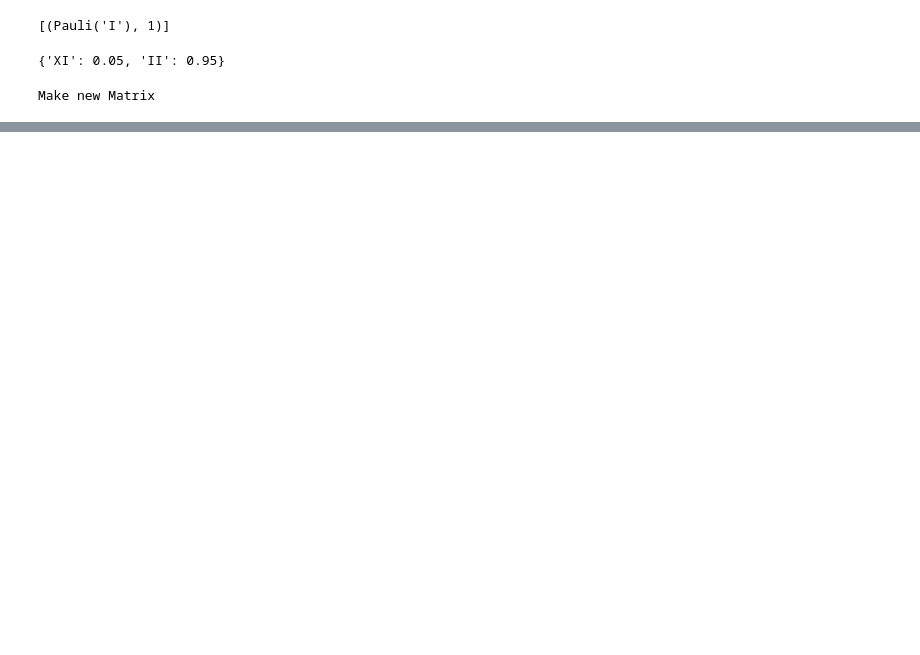
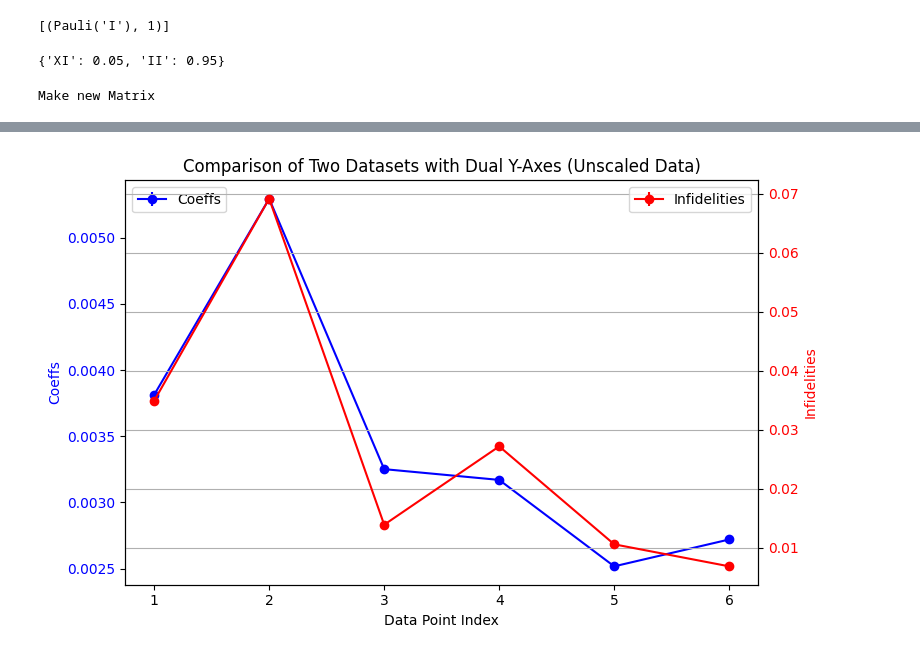
Before and after one commit to Fabrice-Schoeneberger/AutomatedPERTools, a Jupyter notebook: tutorial_notebooks/testrun/analyze_pnt.ipynb, the cells around one changed output, grey strips where cells are left out. Drawn from its saved outputs; the diff is of its cells as text; code cells hidden in the pictures; blank space fills up the shorter version.

```diff
--- a/tutorial_notebooks/testrun/analyze_pnt.ipynb
+++ b/tutorial_notebooks/testrun/analyze_pnt.ipynb
@@ -531,3 +639,42 @@ plot_data(False)
+# %%
+import matplotlib.pyplot as plt
+
+# X-Achse Werte für beide Datasets (Index jedes Punktes)
+x_values = range(1, len(coeffs_evaluation) + 1)
+
+# Plotten der Daten mit separaten Y-Achsen
+fig, ax1 = plt.subplots(figsize=(8, 5))
+
+# Plot für Dataset 1 auf der linken Y-Achse
+#line1 = ax1.plot(x_values, coeffs_evaluation, marker='o', color='b', label='Coeffs')
+text1 = "Coeffs"
+line1 = ax1.errorbar(x_values, coeffs_evaluation, coeffs_evaluation_err, marker='o', color='b', label=text1)
+ax1.set_xlabel("Data Point Index")
+ax1.set_ylabel("Coeffs", color='b')
+ax1.tick_params(axis='y', labelcolor='b')
+
+# Erstellen der zweiten Y-Achse für Dataset 2 auf der rechten Seite
+ax2 = ax1.twinx()
+text2 = "Infidelities"
+#line2 = ax2.plot(x_values, infidelities_evaluation, marker='o', color='r', label='Infidelities')
+line2 = ax2.errorbar(x_values, infidelities_evaluation, infidelities_evaluation_err, marker='o', color='r', label=text2)
+ax2.set_ylabel("Infidelities", color='r')
+ax2.tick_params(axis='y', labelcolor='r')
+
+# Hinzufügen der Legende
+#lines = line1 + line2
+#labels = [text1, text2]
+#ax1.legend(lines, labels, loc='upper left')
+ax1.legend(loc='upper left')
+ax2.legend(loc='upper right')
+
+# Titel und Raster
+plt.title("Comparison of Two Datasets with Dual Y-Axes (Unscaled Data)")
+fig.tight_layout()
+plt.grid(True)
+plt.show()
+# %% [output]
+[figure, added]
 # %%
 print(circuit)
 # %% [output]
```
Also changed, not shown: parts of 18 cells of this notebook, 2 other files.
